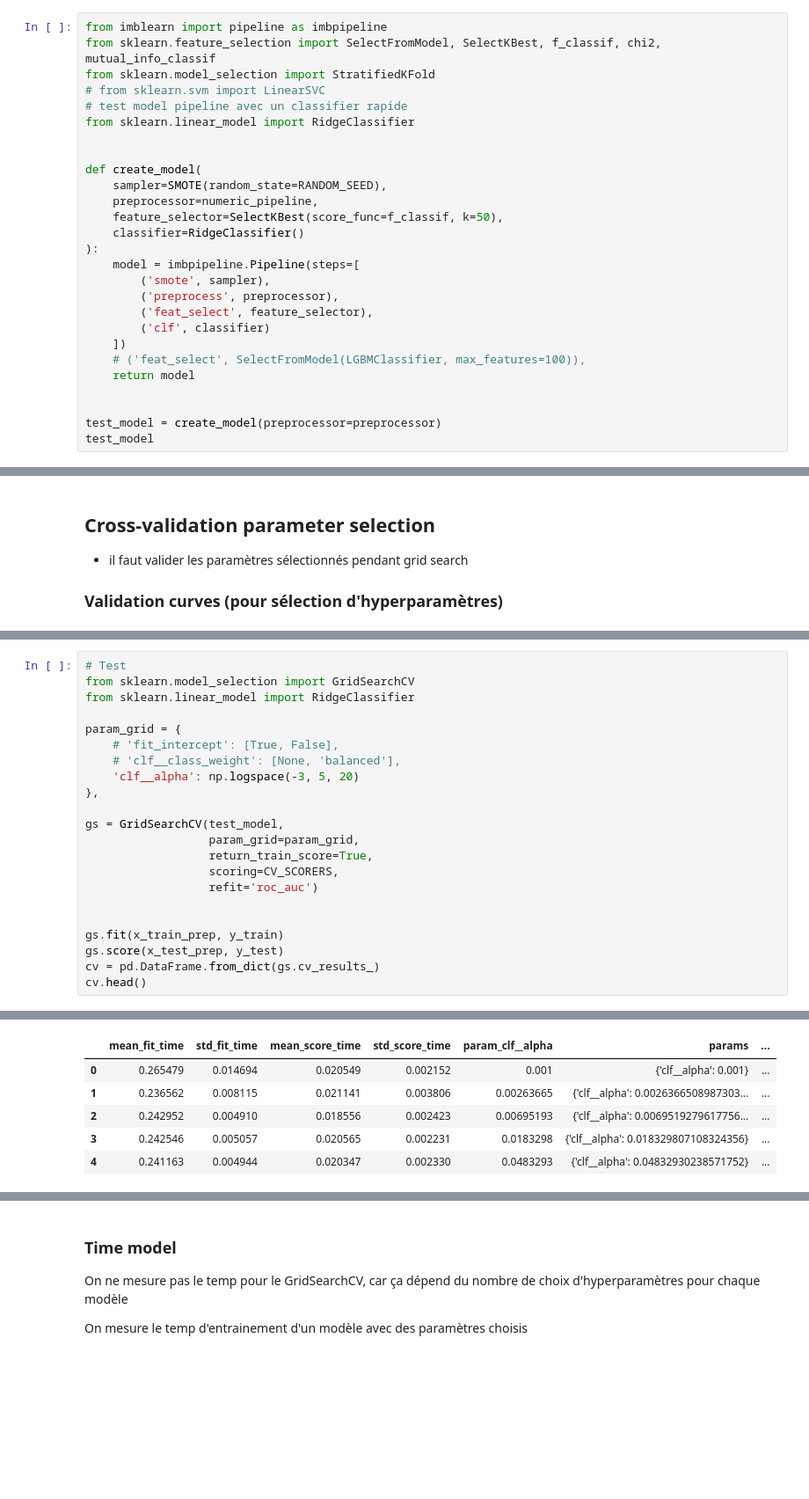
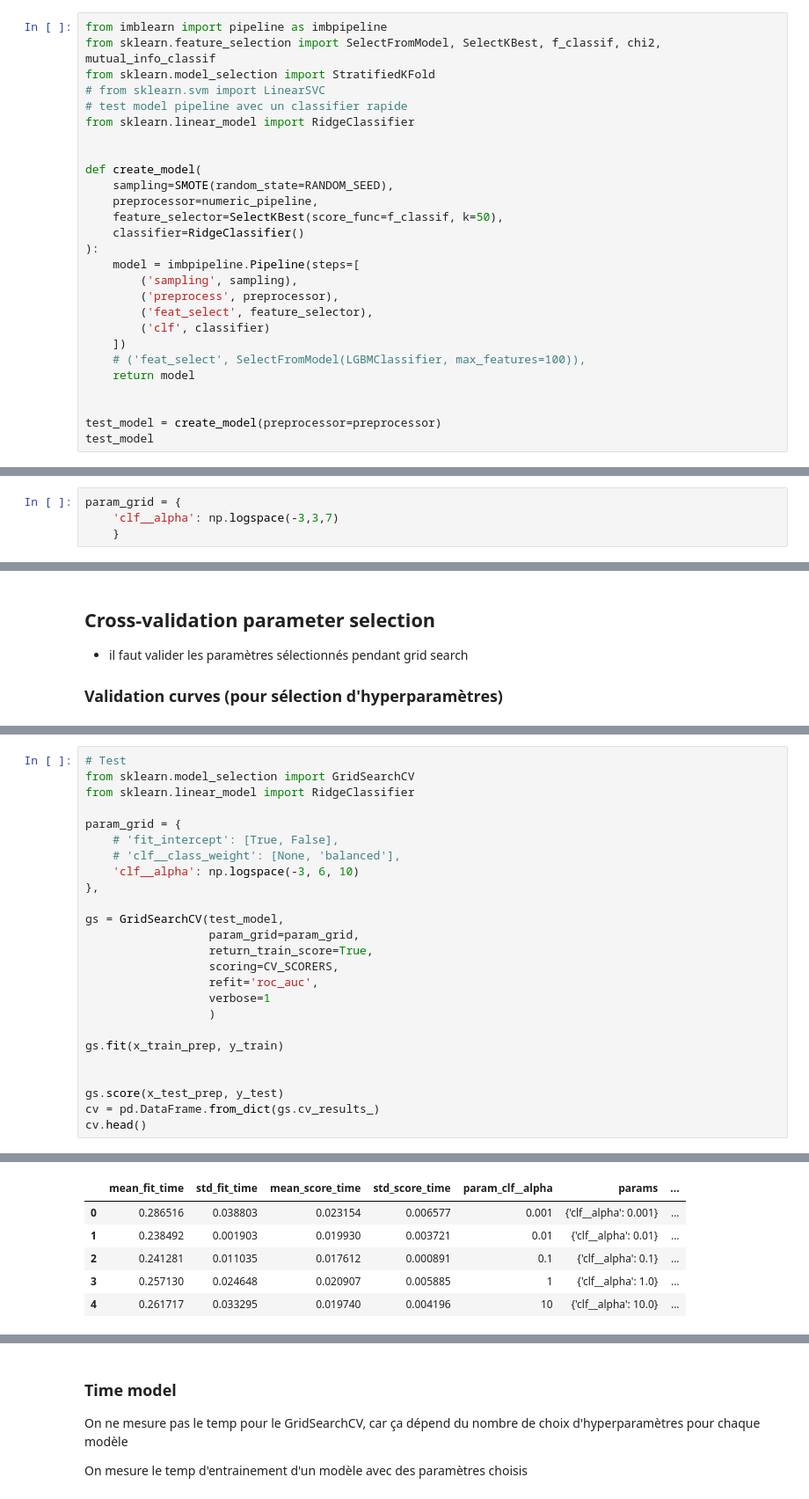
Before and after one commit to mrcreasey/oc-ds-p7-scoring-dashboard, a Jupyter notebook: code/P7_modelisation.ipynb, the cells around one changed output, grey strips where cells are left out. Shown: that part at 88% size. Saved outputs shown, nothing was run; the diff lists cells and outputs as text; blank space fills up the shorter version.

```diff
--- a/code/P7_modelisation.ipynb
+++ b/code/P7_modelisation.ipynb
@@ -655,13 +675,13 @@ from sklearn.linear_model import RidgeClassifier
 
 
 def create_model(
-    sampler=SMOTE(random_state=RANDOM_SEED),
+    sampling=SMOTE(random_state=RANDOM_SEED),
     preprocessor=numeric_pipeline,
     feature_selector=SelectKBest(score_func=f_classif, k=50),
     classifier=RidgeClassifier()
 ):
     model = imbpipeline.Pipeline(steps=[
-        ('smote', sampler),
+        ('sampling', sampling),
         ('preprocess', preprocessor),
         ('feat_select', feature_selector),
         ('clf', classifier)
@@ -1097,0 +1135,4 @@ On utilise sklearn pipeline (ou imblearn pipelibe si on ajout de sampling dnas l
+# %%
+param_grid = {
+    'clf__alpha': np.logspace(-3,3,7)
+    }
@@ -1175,17 +1348,20 @@ from sklearn.linear_model import RidgeClassifier
 param_grid = {
     # 'fit_intercept': [True, False],
     # 'clf__class_weight': [None, 'balanced'],
-    'clf__alpha': np.logspace(-3, 5, 20)
+    'clf__alpha': np.logspace(-3, 6, 10)
 },
 
 gs = GridSearchCV(test_model,
                   param_grid=param_grid,
                   return_train_score=True,
                   scoring=CV_SCORERS,
-                  refit='roc_auc')
+                  refit='roc_auc',
+                  verbose=1
+                  )
+
+gs.fit(x_train_prep, y_train)
 
 
-gs.fit(x_train_prep, y_train)
 gs.score(x_test_prep, y_test)
 cv = pd.DataFrame.from_dict(gs.cv_results_)
 cv.head()
@@ -1193,6 +1370,6 @@ cv.head()
 |  | mean_fit_time | std_fit_time | mean_score_time | std_score_time | param_clf__alpha | params | ... |
-| 0 | 0.265479 | 0.014694 | 0.020549 | 0.002152 | 0.001 | {'clf__alpha': 0.001} | ... |
-| 1 | 0.236562 | 0.008115 | 0.021141 | 0.003806 | 0.00263665 | {'clf__alpha': 0.0026366508987303... | ... |
-| 2 | 0.242952 | 0.004910 | 0.018556 | 0.002423 | 0.00695193 | {'clf__alpha': 0.0069519279617756... | ... |
-| 3 | 0.242546 | 0.005057 | 0.020565 | 0.002231 | 0.0183298 | {'clf__alpha': 0.018329807108324356} | ... |
-| 4 | 0.241163 | 0.004944 | 0.020347 | 0.002330 | 0.0483293 | {'clf__alpha': 0.04832930238571752} | ... |
+| 0 | 0.286516 | 0.038803 | 0.023154 | 0.006577 | 0.001 | {'clf__alpha': 0.001} | ... |
+| 1 | 0.238492 | 0.001903 | 0.019930 | 0.003721 | 0.01 | {'clf__alpha': 0.01} | ... |
+| 2 | 0.241281 | 0.011035 | 0.017612 | 0.000891 | 0.1 | {'clf__alpha': 0.1} | ... |
+| 3 | 0.257130 | 0.024648 | 0.020907 | 0.005885 | 1 | {'clf__alpha': 1.0} | ... |
+| 4 | 0.261717 | 0.033295 | 0.019740 | 0.004196 | 10 | {'clf__alpha': 10.0} | ... |
```
Also changed, not shown: parts of 52 cells of this notebook.
